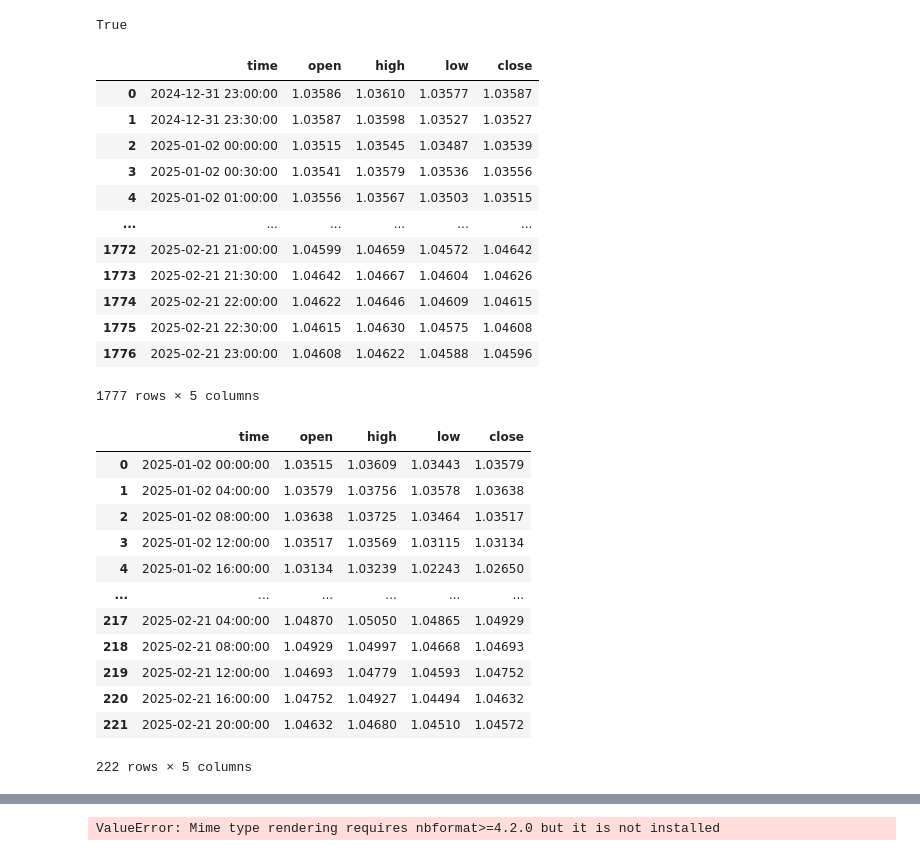
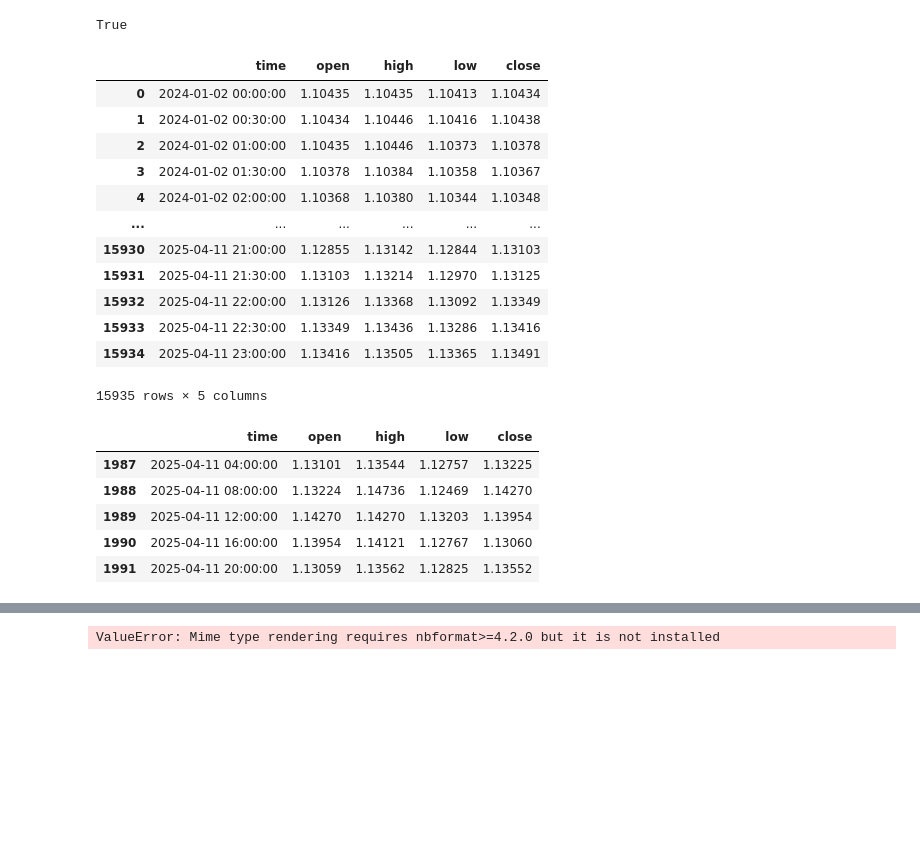
Before and after one commit to Moad2048/python_finance_market_projects, a Jupyter notebook: b2.ipynb, the cells around one changed output, grey strips where cells are left out. Drawn from its saved outputs; the diff is of its cells as text; code cells hidden in the pictures; blank space fills up the shorter version.

```diff
--- a/b2.ipynb
+++ b/b2.ipynb
@@ -32,47 +32,38 @@ def get_ohlc(symbol, timeframe, start_datetime, end_datetime):
 symbol = 'EURUSD'
 pos_size = 1
 timeframe = mt5.TIMEFRAME_M30
-start_datetime = datetime(2025,1,1)
-end_datetime = datetime(2025,2,22)
+start_datetime = datetime(2024,1,1)
+end_datetime = datetime(2025,4,12)
 ohlc_df = get_ohlc(symbol, timeframe, start_datetime, end_datetime)
 ohlc_df
 # %% [output]
 |  | time | open | high | low | close |
-| 0 | 2024-12-31 23:00:00 | 1.03586 | 1.03610 | 1.03577 | 1.03587 |
-| 1 | 2024-12-31 23:30:00 | 1.03587 | 1.03598 | 1.03527 | 1.03527 |
-| 2 | 2025-01-02 00:00:00 | 1.03515 | 1.03545 | 1.03487 | 1.03539 |
-| 3 | 2025-01-02 00:30:00 | 1.03541 | 1.03579 | 1.03536 | 1.03556 |
-| 4 | 2025-01-02 01:00:00 | 1.03556 | 1.03567 | 1.03503 | 1.03515 |
+| 0 | 2024-01-02 00:00:00 | 1.10435 | 1.10435 | 1.10413 | 1.10434 |
+| 1 | 2024-01-02 00:30:00 | 1.10434 | 1.10446 | 1.10416 | 1.10438 |
+| 2 | 2024-01-02 01:00:00 | 1.10435 | 1.10446 | 1.10373 | 1.10378 |
+| 3 | 2024-01-02 01:30:00 | 1.10378 | 1.10384 | 1.10358 | 1.10367 |
+| 4 | 2024-01-02 02:00:00 | 1.10368 | 1.10380 | 1.10344 | 1.10348 |
 | ... | ... | ... | ... | ... | ... |
-| 1772 | 2025-02-21 21:00:00 | 1.04599 | 1.04659 | 1.04572 | 1.04642 |
-| 1773 | 2025-02-21 21:30:00 | 1.04642 | 1.04667 | 1.04604 | 1.04626 |
-| 1774 | 2025-02-21 22:00:00 | 1.04622 | 1.04646 | 1.04609 | 1.04615 |
-| 1775 | 2025-02-21 22:30:00 | 1.04615 | 1.04630 | 1.04575 | 1.04608 |
-| 1776 | 2025-02-21 23:00:00 | 1.04608 | 1.04622 | 1.04588 | 1.04596 |
+| 15930 | 2025-04-11 21:00:00 | 1.12855 | 1.13142 | 1.12844 | 1.13103 |
+| 15931 | 2025-04-11 21:30:00 | 1.13103 | 1.13214 | 1.12970 | 1.13125 |
+| 15932 | 2025-04-11 22:00:00 | 1.13126 | 1.13368 | 1.13092 | 1.13349 |
+| 15933 | 2025-04-11 22:30:00 | 1.13349 | 1.13436 | 1.13286 | 1.13416 |
+| 15934 | 2025-04-11 23:00:00 | 1.13416 | 1.13505 | 1.13365 | 1.13491 |
-1777 rows × 5 columns
+15935 rows × 5 columns
 # %%
 # hour4 df
 symbol = 'EURUSD'
 pos_size = 1
 timeframe = mt5.TIMEFRAME_H4
-start_datetime = datetime(2025,1,1)
-end_datetime = datetime(2025,2,22)
 hourly_df = get_ohlc(symbol, timeframe, start_datetime, end_datetime)
-hourly_df
+hourly_df.tail(5)
 # %% [output]
 |  | time | open | high | low | close |
-| 0 | 2025-01-02 00:00:00 | 1.03515 | 1.03609 | 1.03443 | 1.03579 |
-| 1 | 2025-01-02 04:00:00 | 1.03579 | 1.03756 | 1.03578 | 1.03638 |
-| 2 | 2025-01-02 08:00:00 | 1.03638 | 1.03725 | 1.03464 | 1.03517 |
-| 3 | 2025-01-02 12:00:00 | 1.03517 | 1.03569 | 1.03115 | 1.03134 |
-| 4 | 2025-01-02 16:00:00 | 1.03134 | 1.03239 | 1.02243 | 1.02650 |
-| ... | ... | ... | ... | ... | ... |
-| 217 | 2025-02-21 04:00:00 | 1.04870 | 1.05050 | 1.04865 | 1.04929 |
-| 218 | 2025-02-21 08:00:00 | 1.04929 | 1.04997 | 1.04668 | 1.04693 |
-| 219 | 2025-02-21 12:00:00 | 1.04693 | 1.04779 | 1.04593 | 1.04752 |
-| 220 | 2025-02-21 16:00:00 | 1.04752 | 1.04927 | 1.04494 | 1.04632 |
-| 221 | 2025-02-21 20:00:00 | 1.04632 | 1.04680 | 1.04510 | 1.04572 |
+| 1987 | 2025-04-11 04:00:00 | 1.13101 | 1.13544 | 1.12757 | 1.13225 |
+| 1988 | 2025-04-11 08:00:00 | 1.13224 | 1.14736 | 1.12469 | 1.14270 |
+| 1989 | 2025-04-11 12:00:00 | 1.14270 | 1.14270 | 1.13203 | 1.13954 |
+| 1990 | 2025-04-11 16:00:00 | 1.13954 | 1.14121 | 1.12767 | 1.13060 |
+| 1991 | 2025-04-11 20:00:00 | 1.13059 | 1.13562 | 1.12825 | 1.13552 |
-222 rows × 5 columns
 # %%
 # daily df
 symbol = 'EURUSD'
```
Also changed, not shown: parts of 9 cells of this notebook, 1 other file.
